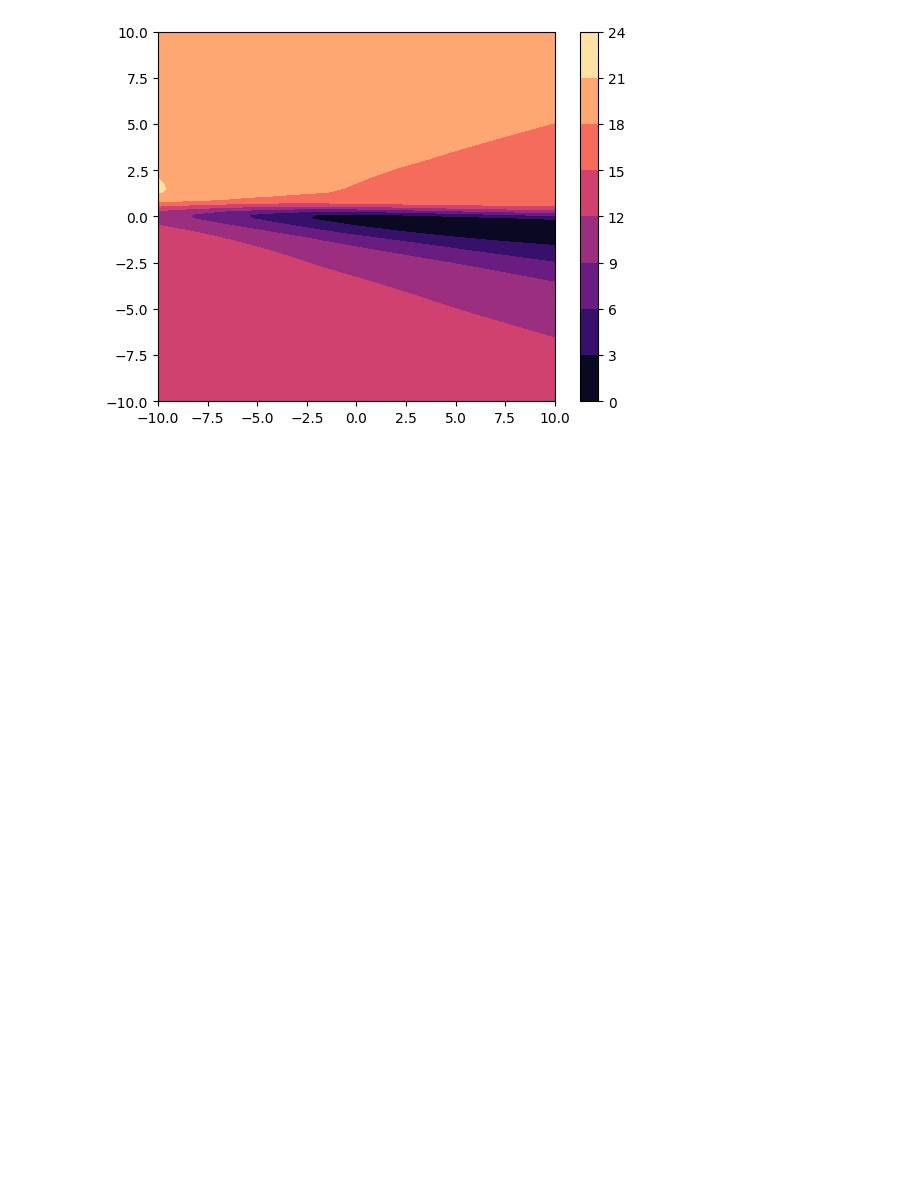
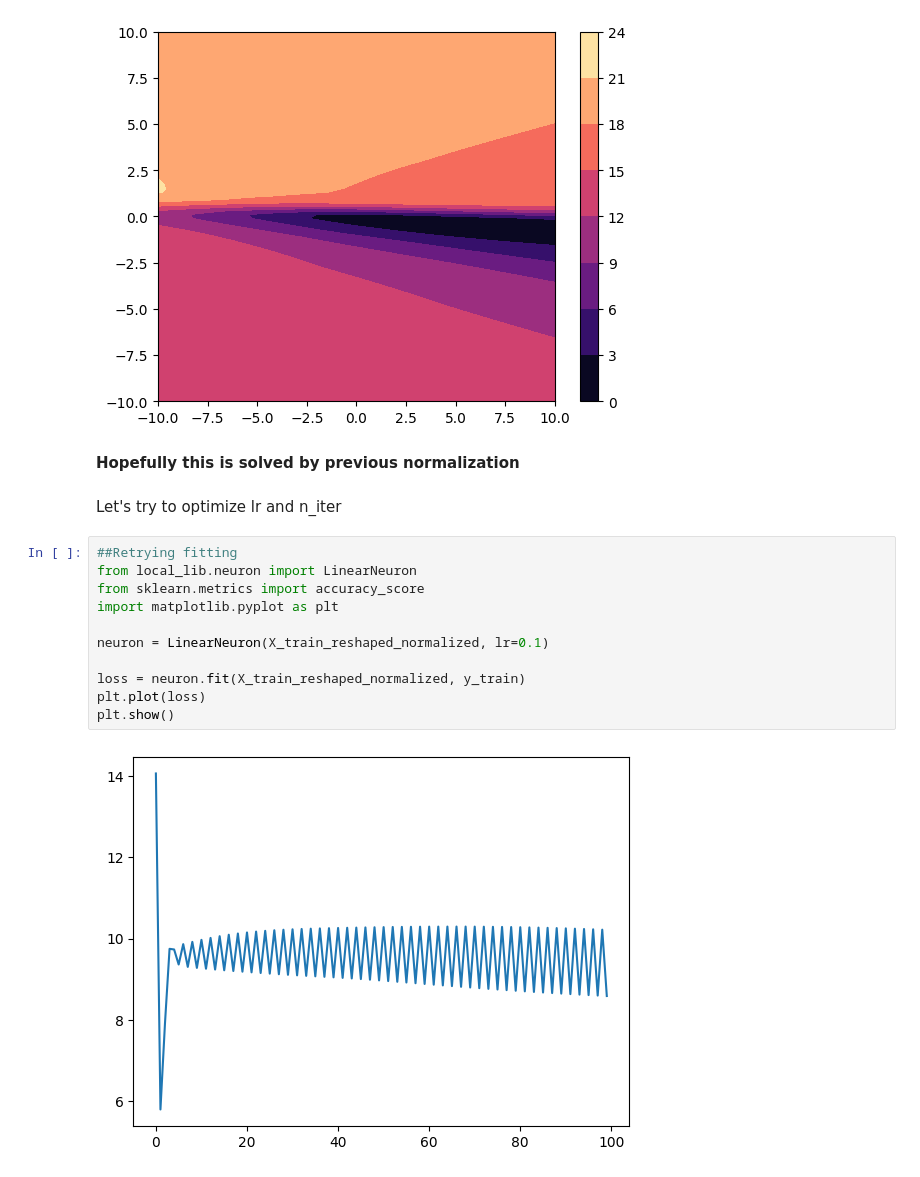
Before and after one commit to lucas066001/IllnessRecognition, a Jupyter notebook: bootstrap/dl/classifierFitting.ipynb, the cells around one changed output. Cells and saved outputs as stored; diff of their text form; blank space fills up the shorter version.

```diff
--- a/bootstrap/dl/classifierFitting.ipynb
+++ b/bootstrap/dl/classifierFitting.ipynb
@@ -138,3 +140,20 @@ plt.colorbar()
 # %% [output]
 <matplotlib.colorbar.Colorbar at 0x...>
 [figure]
+# %% [markdown]
+**Hopefully this is solved by previous normalization**
+# %% [markdown]
+Let's try to optimize lr and n_iter
+# %%
+##Retrying fitting
+from local_lib.neuron import LinearNeuron
+from sklearn.metrics import accuracy_score
+import matplotlib.pyplot as plt
+
+neuron = LinearNeuron(X_train_reshaped_normalized, lr=0.1)
+
+loss = neuron.fit(X_train_reshaped_normalized, y_train)
+plt.plot(loss)
+plt.show()
+# %% [output]
+[figure, added]
```
Also changed, not shown: parts of 2 cells of this notebook, 1 other file.
